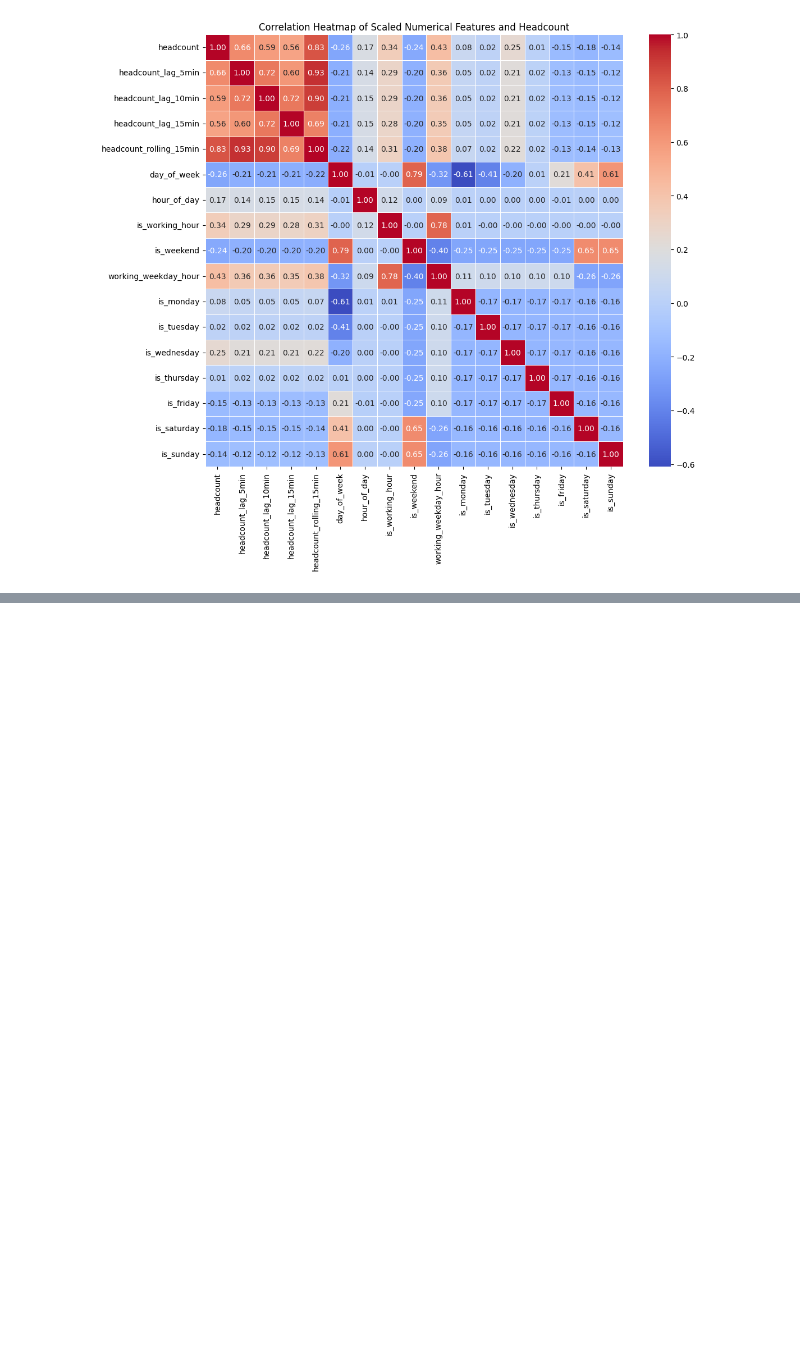
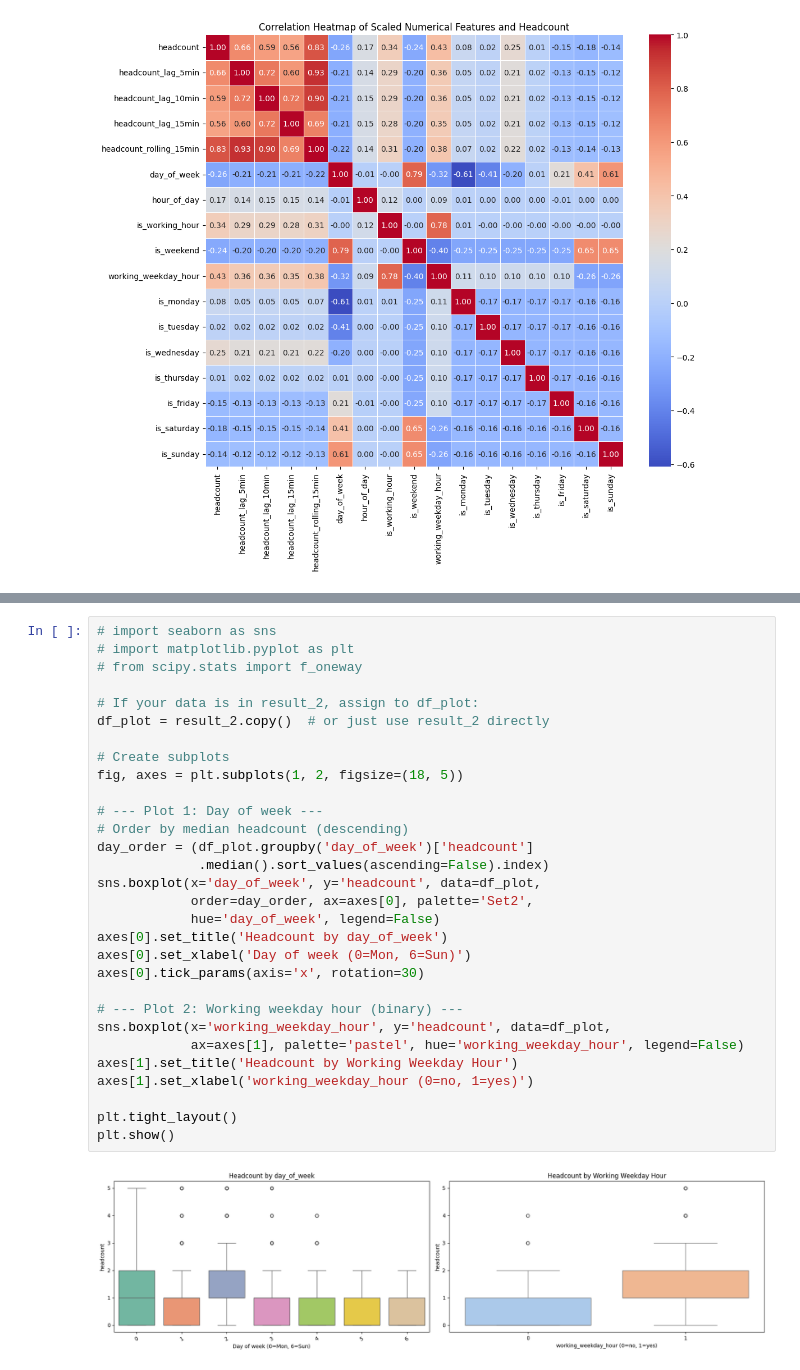
Before and after one commit to MIL-Project2/DR-DT, a Jupyter notebook: Occupancy_Prediction_Ver1_2.ipynb, the cells around one changed output, grey strips where cells are left out. Drawn from its saved outputs; the diff is of its cells as text; blank space fills up the shorter version.

```diff
--- a/Occupancy_Prediction_Ver1_2.ipynb
+++ b/Occupancy_Prediction_Ver1_2.ipynb
@@ -608,0 +615,32 @@ plt.show()
+# %%
+# import seaborn as sns
+# import matplotlib.pyplot as plt
+# from scipy.stats import f_oneway
+
+# If your data is in result_2, assign to df_plot:
+df_plot = result_2.copy()  # or just use result_2 directly
+
+# Create subplots
+fig, axes = plt.subplots(1, 2, figsize=(18, 5))
+
+# --- Plot 1: Day of week ---
+# Order by median headcount (descending)
+day_order = (df_plot.groupby('day_of_week')['headcount']
+             .median().sort_values(ascending=False).index)
+sns.boxplot(x='day_of_week', y='headcount', data=df_plot,
+            order=day_order, ax=axes[0], palette='Set2',
+            hue='day_of_week', legend=False)
+axes[0].set_title('Headcount by day_of_week')
+axes[0].set_xlabel('Day of week (0=Mon, 6=Sun)')
+axes[0].tick_params(axis='x', rotation=30)
+
+# --- Plot 2: Working weekday hour (binary) ---
+sns.boxplot(x='working_weekday_hour', y='headcount', data=df_plot,
+            ax=axes[1], palette='pastel', hue='working_weekday_hour', legend=False)
+axes[1].set_title('Headcount by Working Weekday Hour')
+axes[1].set_xlabel('working_weekday_hour (0=no, 1=yes)')
+
+plt.tight_layout()
+plt.show()
+# %% [output]
+[figure, added]
```
Also changed, not shown: parts of 5 cells of this notebook.
